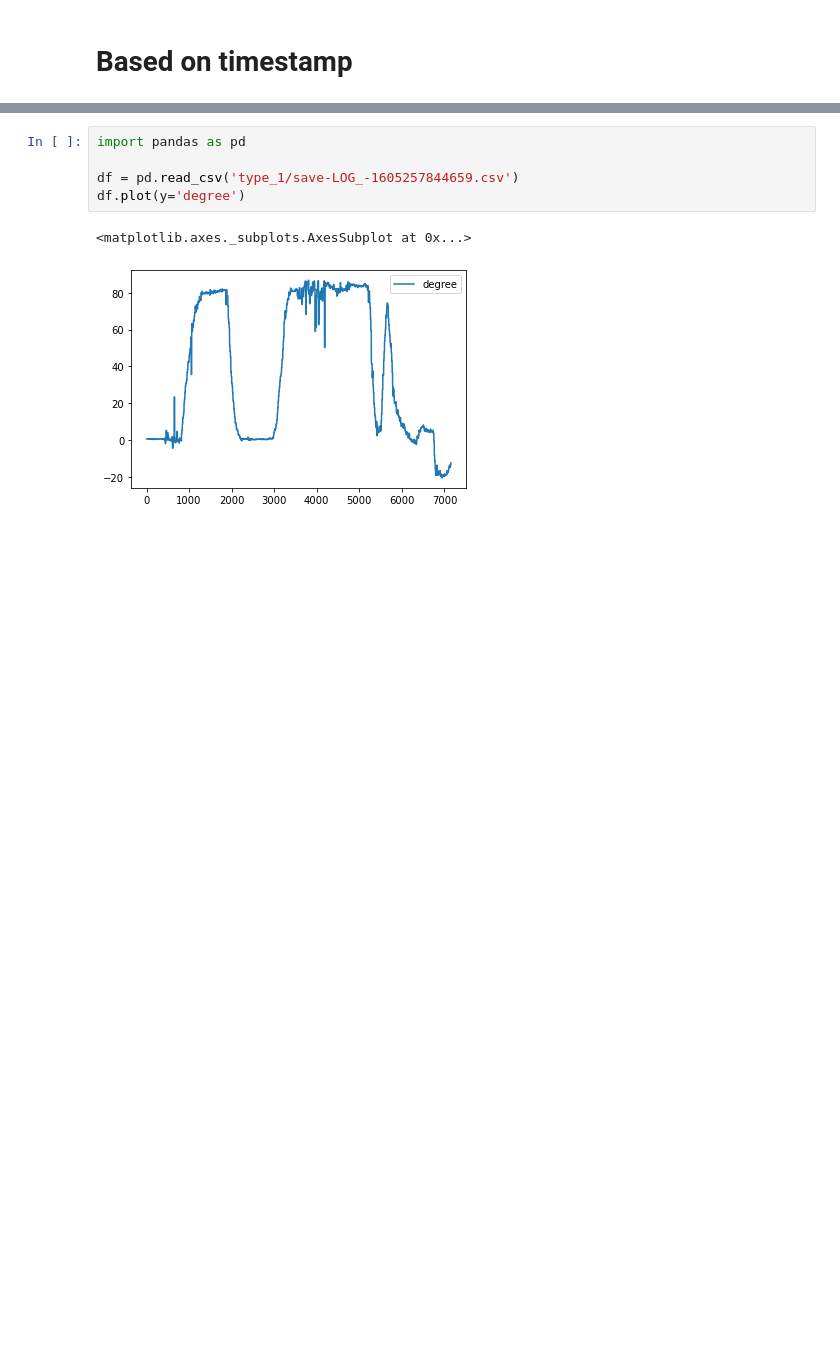
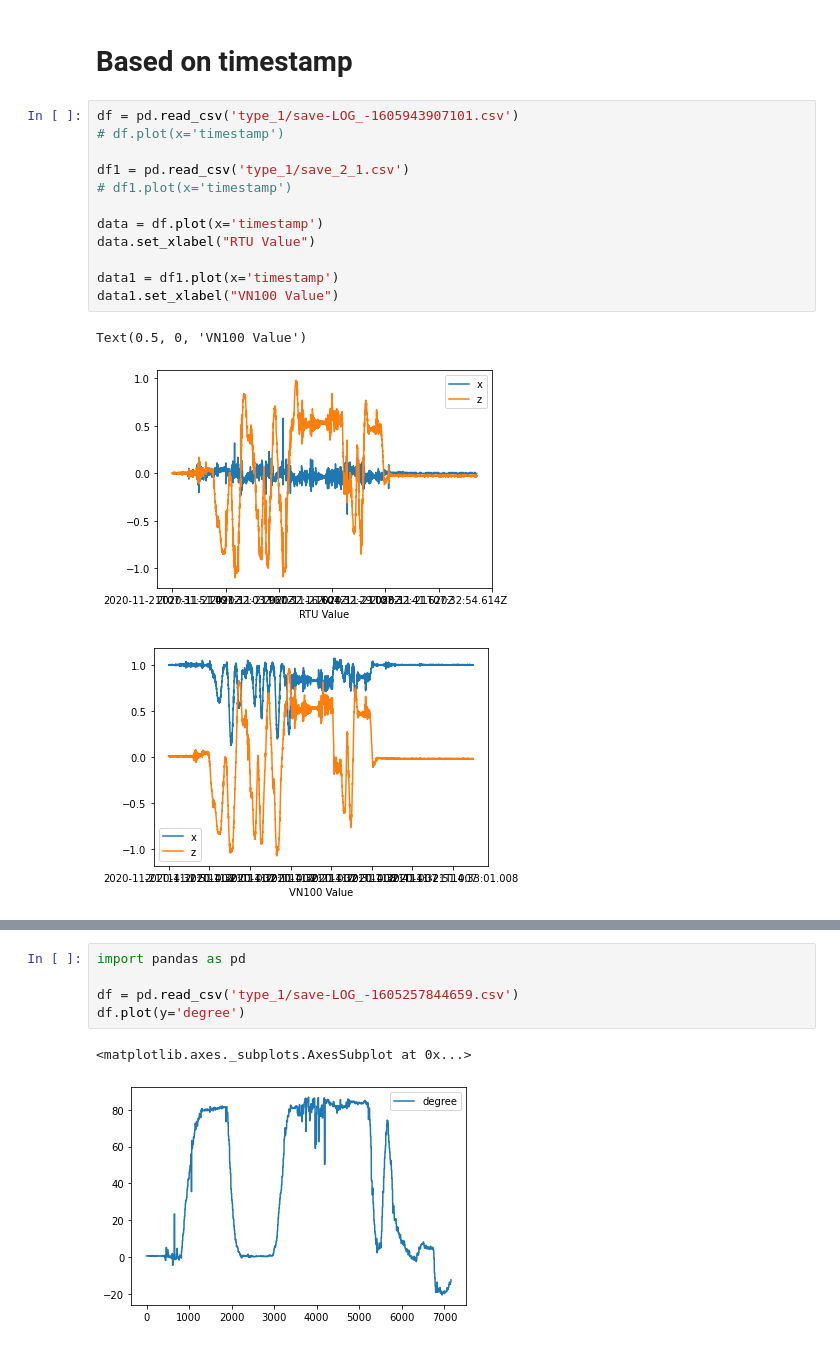
Before and after one commit to wianoski/lcs-bridge, a Jupyter notebook: RTU/fix_RTU01/rec acc/rec acc.ipynb, the cells around one changed output, grey strips where cells are left out. Cells and saved outputs as stored; diff of their text form; blank space fills up the shorter version.

```diff
--- a/RTU/fix_RTU01/rec acc/rec acc.ipynb
+++ b/RTU/fix_RTU01/rec acc/rec acc.ipynb
@@ -44,2 +53,18 @@ plt.show()
 # %% [markdown]
 # Based on timestamp
+# %%
+df = pd.read_csv('type_1/save-LOG_-1605943907101.csv')
+# df.plot(x='timestamp')
+
+df1 = pd.read_csv('type_1/save_2_1.csv')
+# df1.plot(x='timestamp')
+
+data = df.plot(x='timestamp')
+data.set_xlabel("RTU Value")
+
+data1 = df1.plot(x='timestamp')
+data1.set_xlabel("VN100 Value")
+# %% [output]
+Text(0.5, 0, 'VN100 Value')
+[figure, added]
+[figure, added]
```
Also changed, not shown: parts of 10 cells of this notebook, 27 other files.
